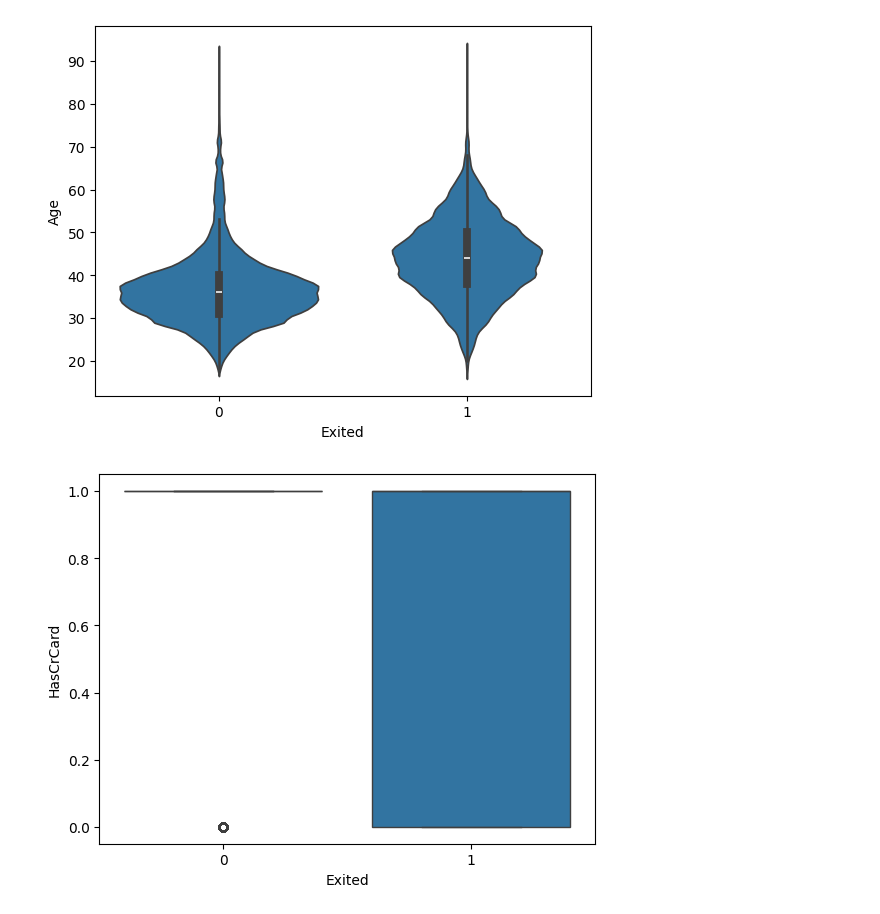
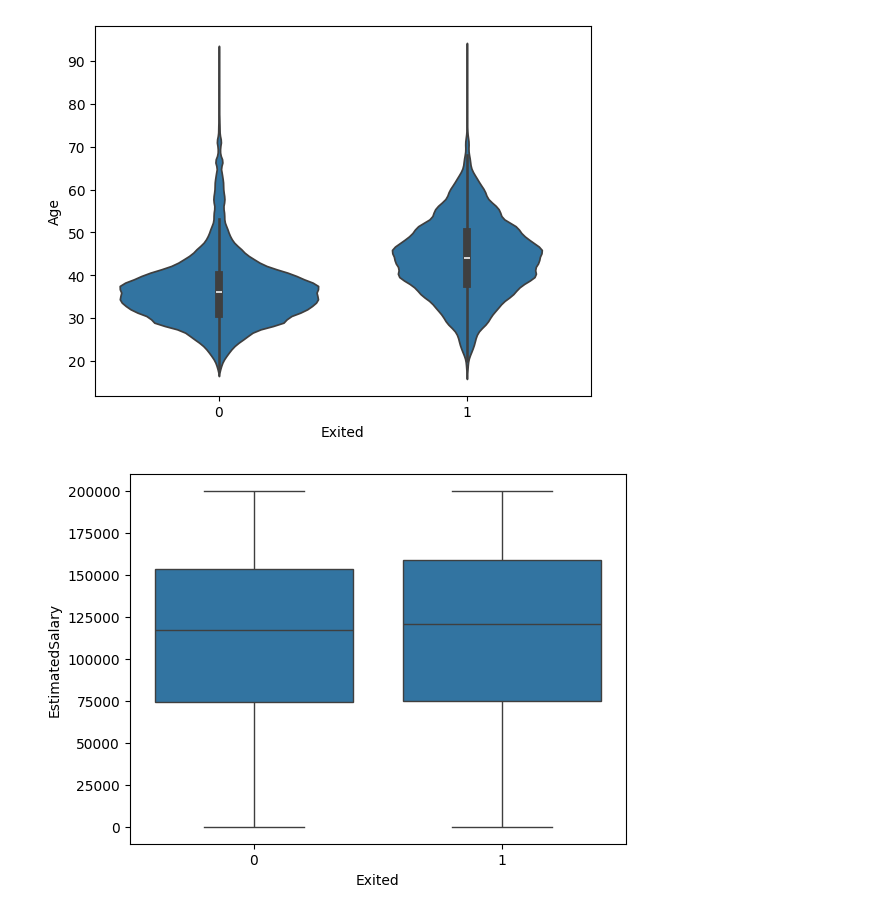
Before and after one commit to kris-kane/kaggle_playgrounds, a Jupyter notebook: playground-series-s4e1/s4e1.ipynb, the cells around one changed output. Saved outputs shown, nothing was run; the diff lists cells and outputs as text; code cells hidden in the pictures.

```diff
--- a/playground-series-s4e1/s4e1.ipynb
+++ b/playground-series-s4e1/s4e1.ipynb
@@ -151,5 +151,8 @@ plt.show()
 [figure]
 # %%
 #Credit Card vs. Exited
+
+sns.boxplot(x='Exited', y='EstimatedSalary', data=train_df)
+plt.show()
 # %% [output]
-[figure, old version]
+[figure, new version]
```
Also changed, not shown: parts of 6 cells of this notebook.
